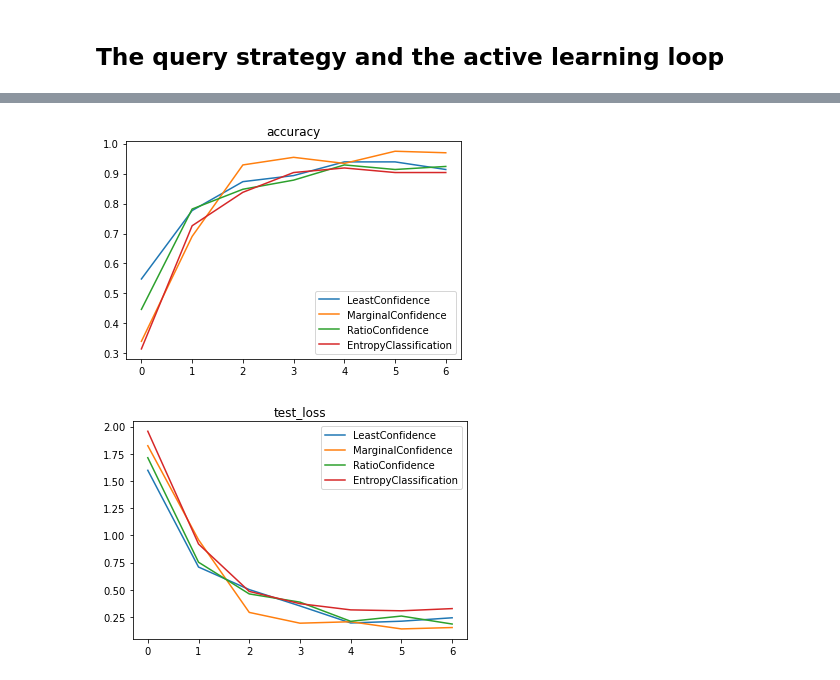
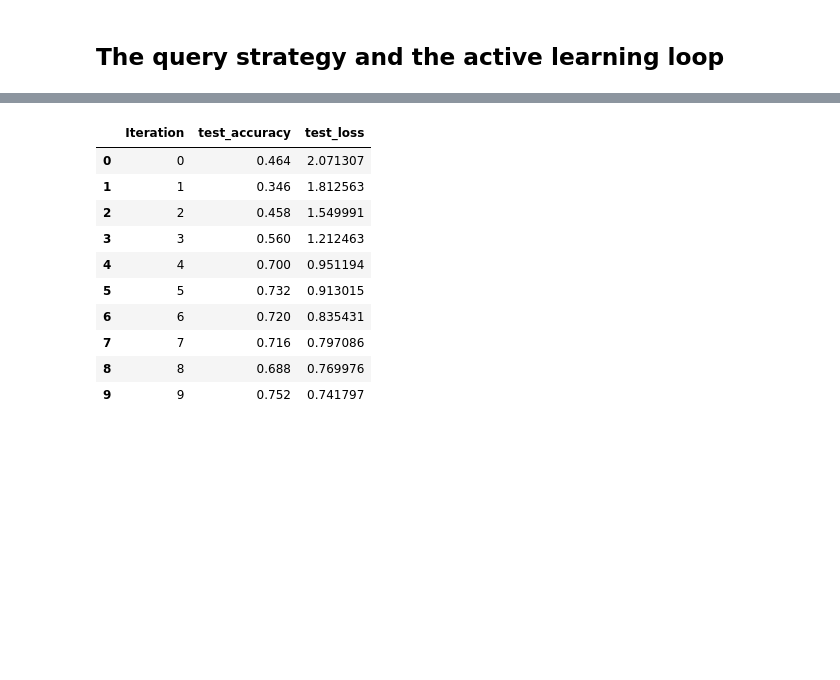
Before and after one commit to RelationRx/pyrelational, a Jupyter notebook: examples/notebooks/introduction.ipynb, the cells around one changed output, grey strips where cells are left out. Saved outputs shown, nothing was run; the diff lists cells and outputs as text; code cells hidden in the pictures; blank space fills up the shorter version.

```diff
--- a/examples/notebooks/introduction.ipynb
+++ b/examples/notebooks/introduction.ipynb
@@ -158,15 +49,44 @@ query['EntropyClassification'] = strategy.performance_history()
-# %%
-import matplotlib.pyplot as plt
-
-query_keys = ['LeastConfidence', 'MarginalConfidence', 'RatioConfidence', 'EntropyClassification']
-metric_keys = ['accuracy', 'test_loss']
-
-for metric in metric_keys :
-    for key in query_keys:
-        plt.plot(query[key][metric], label=key)
-    plt.legend()
-    plt.title('{}'.format(metric))
-    plt.show()
-# %% [output]
-[figure, removed]
-[figure, removed]
+# %%
+%%capture
+
+from pyrelational.pipeline import Pipeline
+from pyrelational.strategies.classification import (
+    LeastConfidenceStrategy,
+    MarginalConfidenceStrategy,
+    RatioConfidenceStrategy,
+    EntropyClassificationStrategy,
+)
+
+query = dict()
+strategies = [LeastConfidenceStrategy,
+                 MarginalConfidenceStrategy,
+                 RatioConfidenceStrategy,
+                 EntropyClassificationStrategy]
+
+for strategy in strategies:
+    # the data manager is reinitialized for each strategy
+    data_manager = DataManager(
+        dataset=dataset,
+        train_indices=train_indices,
+        validation_indices=val_indices,
+        test_indices=test_indices,
+        loader_batch_size=1000,
+    )
+    pipeline = Pipeline(data_manager=data_manager, model=model, strategy=strategy())
+    pipeline.full_active_learning_run(num_annotate=1000)
+    query[strategy.__name__] = pipeline
+# %%
+# print performance after each iteration for one strategy
+query['MarginalConfidenceStrategy'].performance_history()
+# %% [output]
+|  | Iteration | test_accuracy | test_loss |
+| 0 | 0 | 0.464 | 2.071307 |
+| 1 | 1 | 0.346 | 1.812563 |
+| 2 | 2 | 0.458 | 1.549991 |
+| 3 | 3 | 0.560 | 1.212463 |
+| 4 | 4 | 0.700 | 0.951194 |
+| 5 | 5 | 0.732 | 0.913015 |
+| 6 | 6 | 0.720 | 0.835431 |
+| 7 | 7 | 0.716 | 0.797086 |
+| 8 | 8 | 0.688 | 0.769976 |
+| 9 | 9 | 0.752 | 0.741797 |
```
Also changed, not shown: parts of 9 cells of this notebook, 1 other file.
